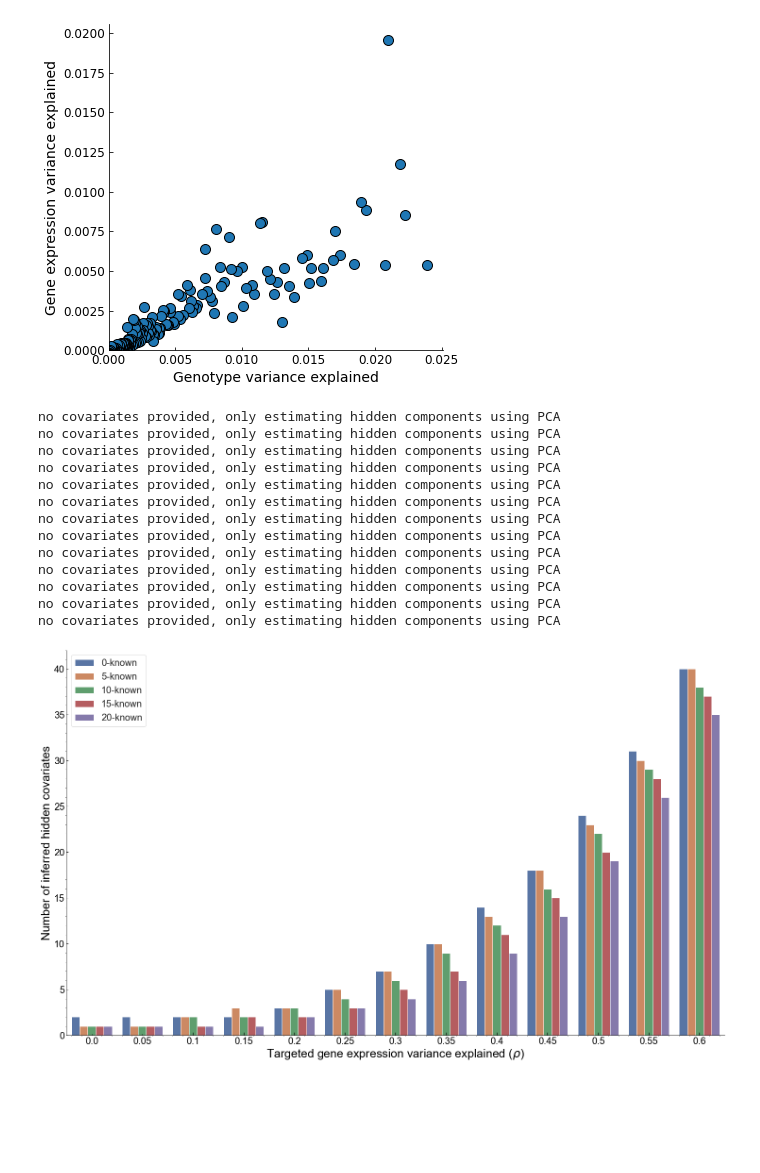
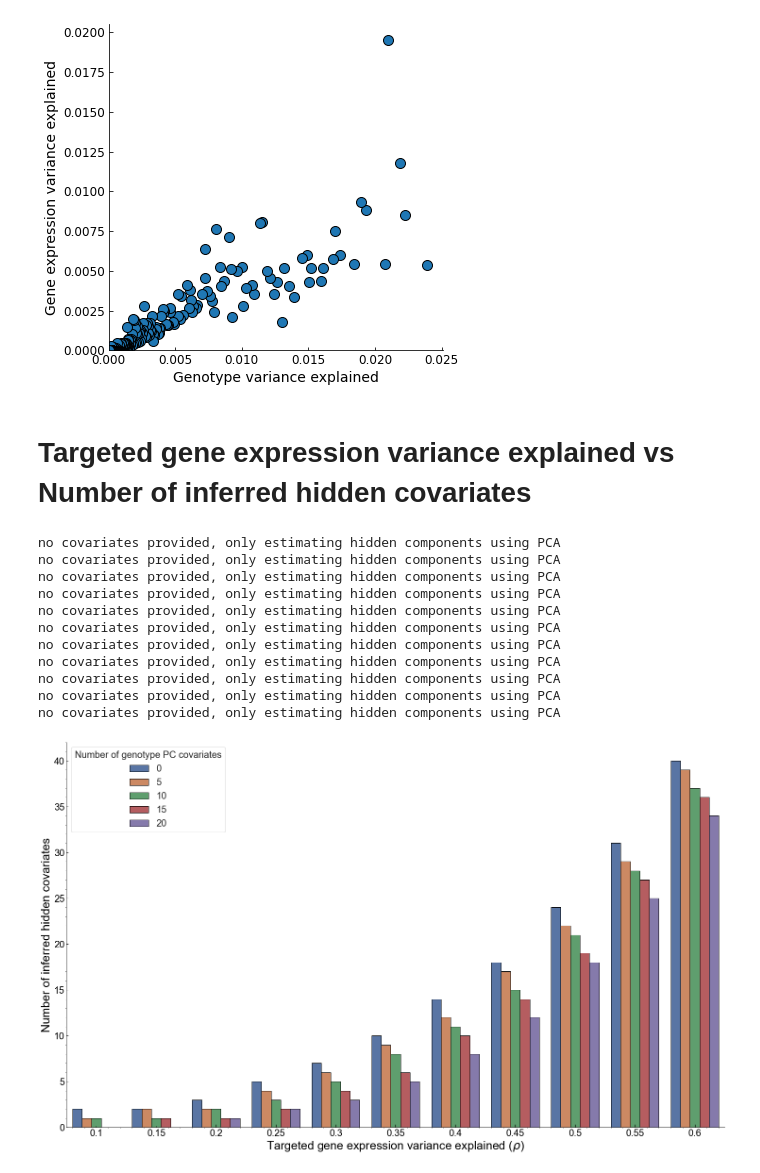
Before and after one commit to AmmarMalik93/LVREML-Python, a Jupyter notebook: LVREML_tutorial.ipynb, the cells around one changed output. Cells and saved outputs as stored; diff of their text form; code cells hidden in the pictures; blank space fills up the shorter version.

```diff
--- a/LVREML_tutorial.ipynb
+++ b/LVREML_tutorial.ipynb
@@ -40,8 +46,13 @@ for i in tqdm(range(data_expr.shape[1])):
     df = pd.concat([X,y],axis=1)
     reg = smf.ols(formula="expr ~ OD + C(Batch)", data=df).fit()
     expr_corr[:,i] = reg.resid
+# %%
+df_expr_corr = pd.DataFrame(expr_corr.copy())
+df_expr_corr.index = df_expr.index
+df_expr_corr.columns = df_expr.columns
 # %%
 [Zn,S,V] = np.linalg.svd((df_geno.values - np.mean(df_geno.values, axis=0)),'econ')
 vZ = (S**2)/np.sum(S**2)
+C,_,Yn = data_prep(df_expr_corr.values,np.array([])) # Scale and normalize data using 'data_prep'
+beta2,varexpl,idx = initial_screen(C,Zn,0,verbose=False)
+vx = np.flip(np.argsort(varexpl))
-# %%
-C,_,Yn = data_prep(expr_corr,np.array([]))
@@ -64,60 +103,45 @@ Text(0, 0.5, 'Gene expression variance explained')
+# %% [markdown]
+# Targeted gene expression variance explained vs Number of inferred hidden covariates
 # %%
-numcov =  np.arange(0,25,5)
-rho = np.arange(0.0,0.65,0.05)
-numX = np.zeros([len(rho),len(numcov)])
-realVX = np.zeros([len(rho),len(numcov)])
-numThet = np.zeros([len(rho),len(numcov)])
-numRho = np.zeros([len(rho),len(numcov)])
+theta =  np.arange(0,25,5) # No. of known factors
+rho = np.arange(0.1,0.65,0.05) # gene expression variance explained
 
-for k in range(len(numcov)):
+THET, RHO, HID, LL = run_lvreml(theta,rho, flag='geno')
 
-    Zk = np.array([])
-
-    if k > 0:
-        Zk = Zn[:,vx[0:numcov[k]]]
-
-    for m in range(len(rho)):
-        X,alpha2,B,D,sigma2,K = lvreml(C,Zk,rho[m])
-        numX[m,k] = X.shape[1]
-        numThet[m,k] = numcov[k]
-        numRho[m,k] = rho[m]
-        realVX[m,k] = (np.sum(np.diag(np.dot(np.dot(Zk,B),Zk.T))) + np.sum(np.diag(np.dot(np.dot(X,np.diag(alpha2)),X.T))))/np.sum(np.diag(C))
-
-df1 = pd.DataFrame(numThet.flatten())
-df2 = pd.DataFrame(numX.flatten())
-df3 = pd.DataFrame(np.round(numRho,3).flatten())
-df = pd.concat([df1, df2,df3], axis=1)
+df1 = pd.DataFrame(THET.flatten())
+df2 = pd.DataFrame(HID.flatten())
+df3 = pd.DataFrame(np.round(RHO,3).flatten())
+df4 = pd.DataFrame(LL.flatten())
+df = pd.concat([df1, df2,df3,df4], axis=1)
 fig, ax = plt.subplots(figsize=(25,15))
-labels = [x + '-known' for x in numcov.astype(str)]
+labels = [x + '' for x in theta.astype(str)]
 sns.set(style="whitegrid")
-df.columns = ['theta','hidden','rho']
-ax = sns.barplot(x='rho', y='hidden', hue='theta', data=df)
+df.columns = ['theta','hidden','rho','ll']
+ax = sns.barplot(x='rho', y='hidden', hue='theta', data=df, edgecolor='black')
 #ax.tick_params(axis='both',labelsize='20')
 ax.xaxis.label.set_fontsize(25)
 ax.yaxis.label.set_fontsize(25)
 #ax.set_title('Targeted gene expression variance explained ($\\rho$)', fontsize=25)
 ax.set_xlabel('Targeted gene expression variance explained ($\\rho$)', fontsize=25)
 ax.set_ylabel('Number of inferred hidden covariates', fontsize=25)
 h, l = ax.get_legend_handles_labels()
-ax.legend(h, labels, fontsize=20)
+ax.legend(h, labels, fontsize=20, title="Number of genotype PC covariates", title_fontsize=20)
 ax.spines['right'].set_visible(False)
 ax.spines['top'].set_visible(False)
 ax.tick_params(direction="in", labelsize=20)
 # plt.grid(which='major')
 # plt.grid(which='minor')
 plt.minorticks_on()
 # %% [output]
 no covariates provided, only estimating hidden components using PCA
 no covariates provided, only estimating hidden components using PCA
 no covariates provided, only estimating hidden components using PCA
 no covariates provided, only estimating hidden components using PCA
 no covariates provided, only estimating hidden components using PCA
 no covariates provided, only estimating hidden components using PCA
 no covariates provided, only estimating hidden components using PCA
 no covariates provided, only estimating hidden components using PCA
 no covariates provided, only estimating hidden components using PCA
 no covariates provided, only estimating hidden components using PCA
 no covariates provided, only estimating hidden components using PCA
-no covariates provided, only estimating hidden components using PCA
-no covariates provided, only estimating hidden components using PCA
-[figure, old version]
+[figure, new version]
```
Also changed, not shown: parts of 10 cells of this notebook, 3 other files.
